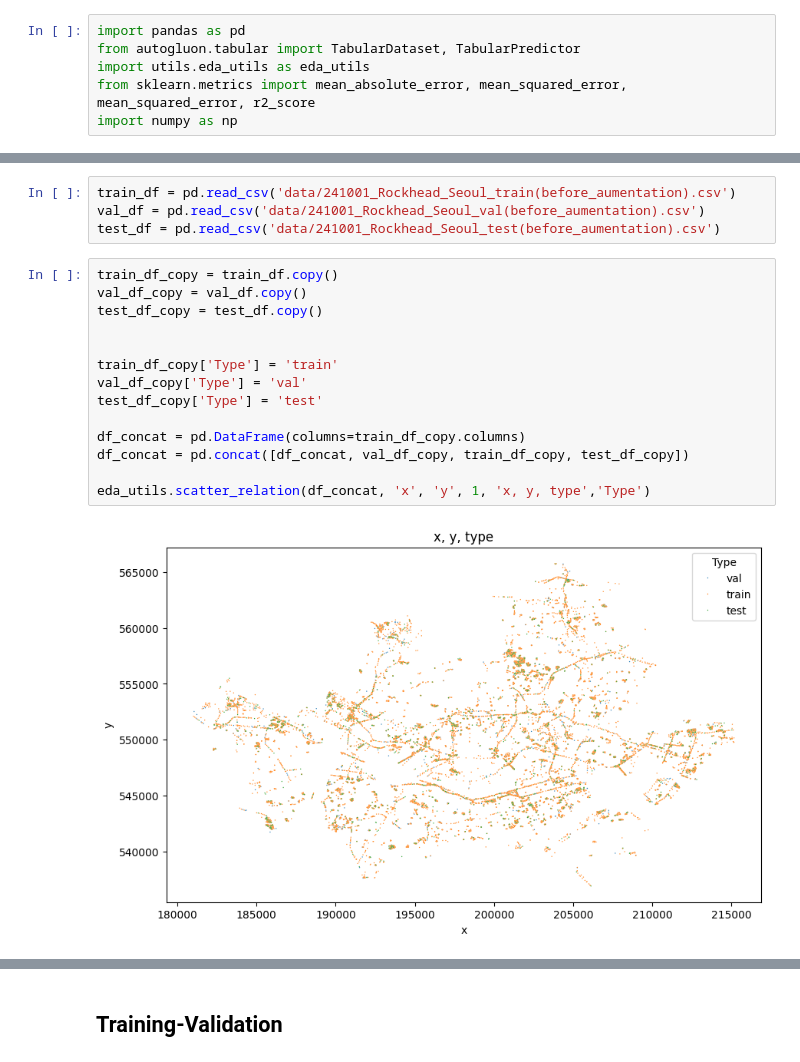
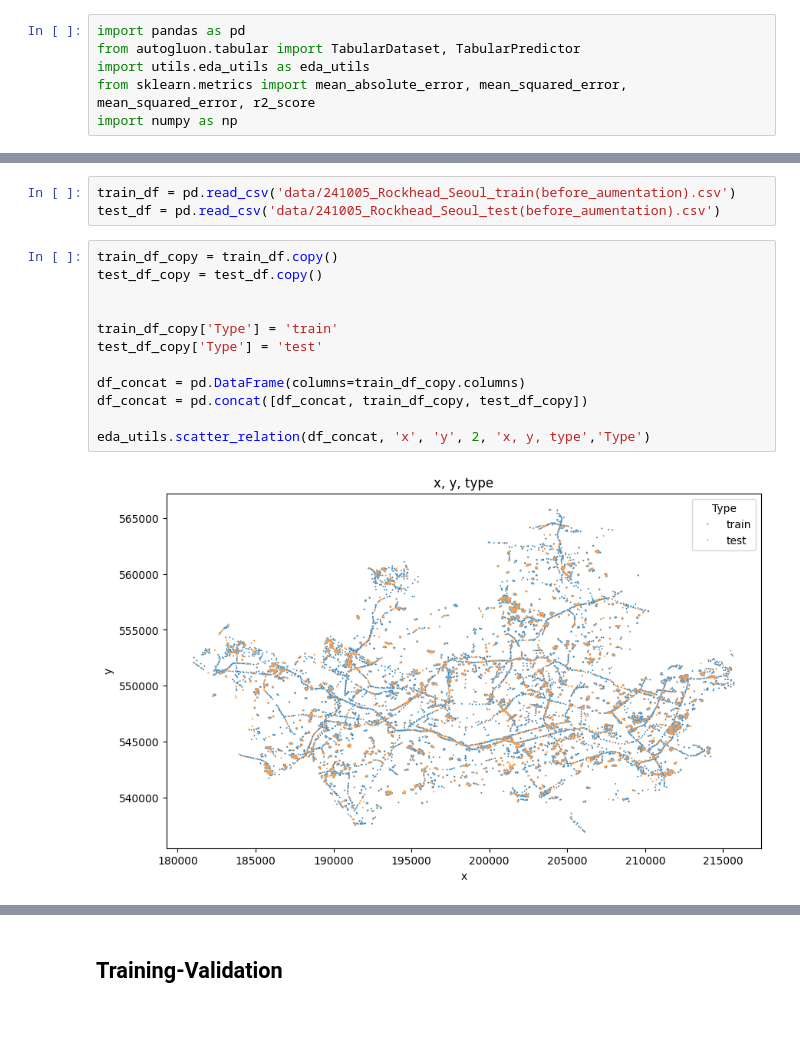
Before and after one commit to go0leum/rockhead_prediction, a Jupyter notebook: bedrock_head_prediction_automl.ipynb, the cells around one changed output, grey strips where cells are left out. Drawn from its saved outputs; the diff is of its cells as text; blank space fills up the shorter version.

```diff
--- a/bedrock_head_prediction_automl.ipynb
+++ b/bedrock_head_prediction_automl.ipynb
@@ -11,20 +29,17 @@ import numpy as np
 # %%
-train_df = pd.read_csv('data/241001_Rockhead_Seoul_train(before_aumentation).csv')
-val_df = pd.read_csv('data/241001_Rockhead_Seoul_val(before_aumentation).csv')
-test_df = pd.read_csv('data/241001_Rockhead_Seoul_test(before_aumentation).csv')
+train_df = pd.read_csv('data/241005_Rockhead_Seoul_train(before_aumentation).csv')
+test_df = pd.read_csv('data/241005_Rockhead_Seoul_test(before_aumentation).csv')
 # %%
 train_df_copy = train_df.copy()
-val_df_copy = val_df.copy()
 test_df_copy = test_df.copy()
 
 
 train_df_copy['Type'] = 'train'
-val_df_copy['Type'] = 'val'
 test_df_copy['Type'] = 'test'
 
 df_concat = pd.DataFrame(columns=train_df_copy.columns)
-df_concat = pd.concat([df_concat, val_df_copy, train_df_copy, test_df_copy])
+df_concat = pd.concat([df_concat, train_df_copy, test_df_copy])
 
-eda_utils.scatter_relation(df_concat, 'x', 'y', 1, 'x, y, type','Type')
+eda_utils.scatter_relation(df_concat, 'x', 'y', 2, 'x, y, type','Type')
 # %% [output]
-[figure, old version]
+[figure, new version]
```
Also changed, not shown: parts of 13 cells of this notebook.
